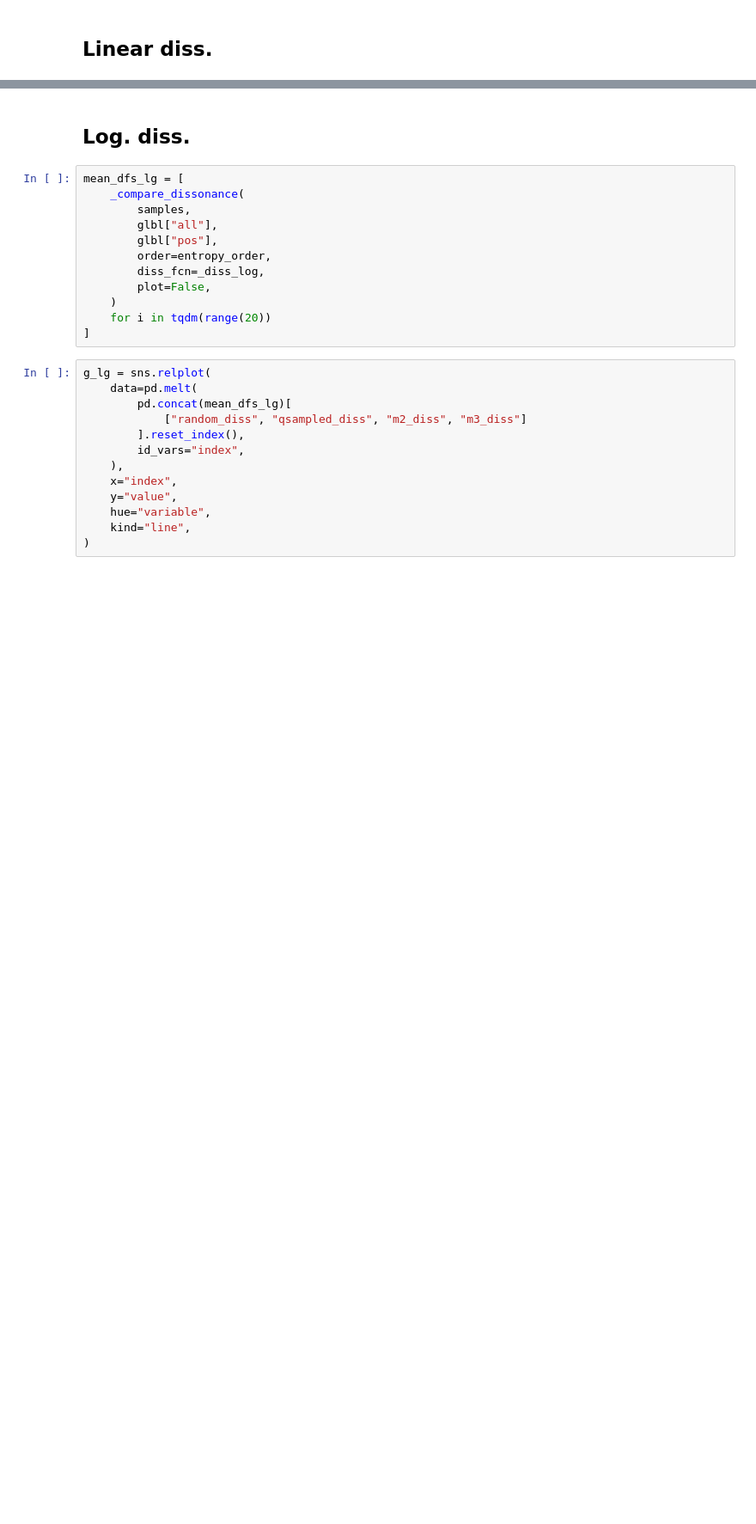
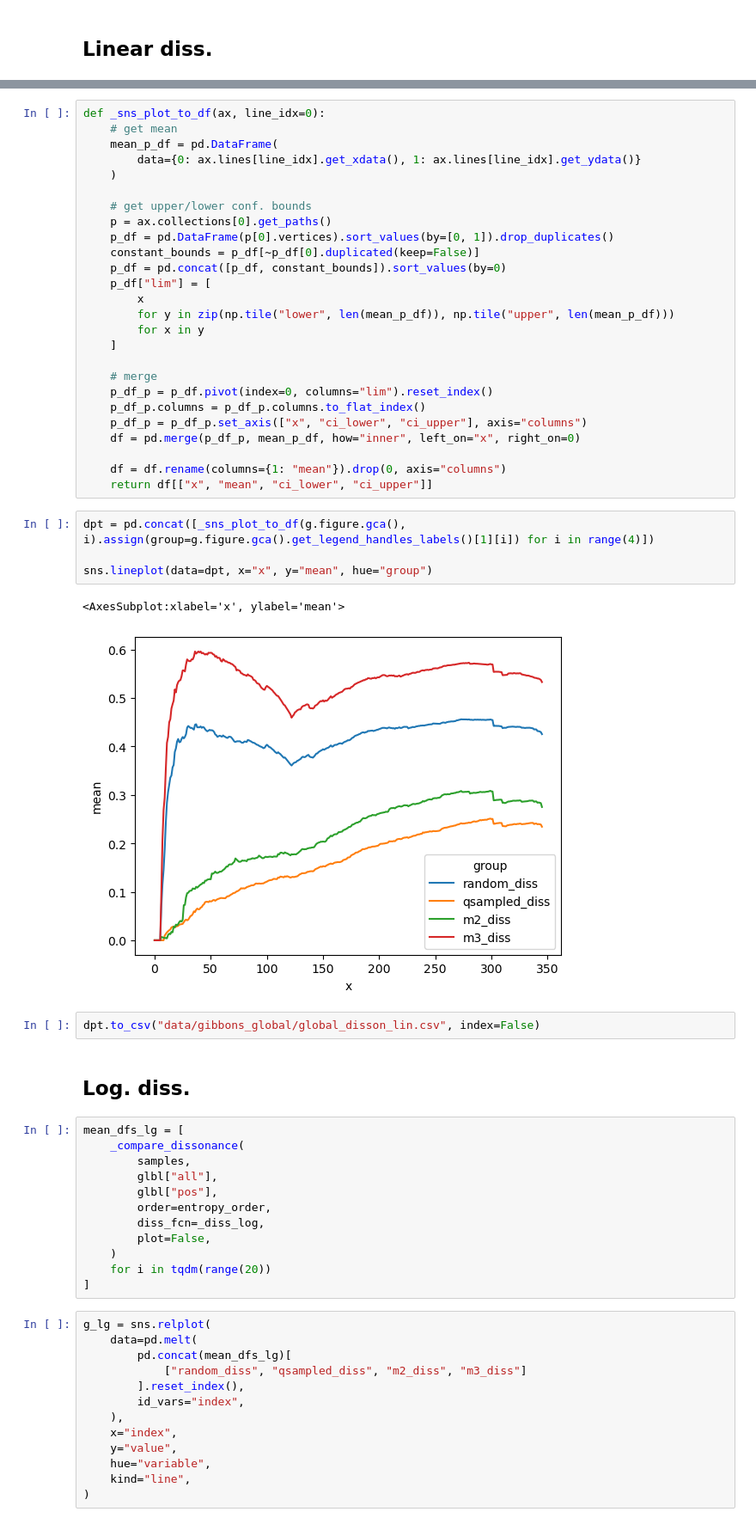
Before and after one commit to zeroknowledgediscovery/truthnet, a Jupyter notebook: notebooks/global-data.ipynb, the cells around one changed output, grey strips where cells are left out. Shown at 86% size. Cells and saved outputs as stored; diff of their text form; blank space fills up the shorter version.

```diff
--- a/notebooks/global-data.ipynb
+++ b/notebooks/global-data.ipynb
@@ -726,3 +726,38 @@ g = sns.relplot(
+# %%
+def _sns_plot_to_df(ax, line_idx=0):
+    # get mean
+    mean_p_df = pd.DataFrame(
+        data={0: ax.lines[line_idx].get_xdata(), 1: ax.lines[line_idx].get_ydata()}
+    )
+
+    # get upper/lower conf. bounds
+    p = ax.collections[0].get_paths()
+    p_df = pd.DataFrame(p[0].vertices).sort_values(by=[0, 1]).drop_duplicates()
+    constant_bounds = p_df[~p_df[0].duplicated(keep=False)]
+    p_df = pd.concat([p_df, constant_bounds]).sort_values(by=0)
+    p_df["lim"] = [
+        x
+        for y in zip(np.tile("lower", len(mean_p_df)), np.tile("upper", len(mean_p_df)))
+        for x in y
+    ]
+
+    # merge
+    p_df_p = p_df.pivot(index=0, columns="lim").reset_index()
+    p_df_p.columns = p_df_p.columns.to_flat_index()
+    p_df_p = p_df_p.set_axis(["x", "ci_lower", "ci_upper"], axis="columns")
+    df = pd.merge(p_df_p, mean_p_df, how="inner", left_on="x", right_on=0)
+
+    df = df.rename(columns={1: "mean"}).drop(0, axis="columns")
+    return df[["x", "mean", "ci_lower", "ci_upper"]]
+# %%
+dpt = pd.concat([_sns_plot_to_df(g.figure.gca(), i).assign(group=g.figure.gca().get_legend_handles_labels()[1][i]) for i in range(4)])
+
+sns.lineplot(data=dpt, x="x", y="mean", hue="group")
+# %% [output]
+<AxesSubplot:xlabel='x', ylabel='mean'>
+[figure, added]
+# %%
+dpt.to_csv("data/gibbons_global/global_disson_lin.csv", index=False)
 # %% [markdown]
 ## Log. diss.
 # %%
```
Also changed, not shown: parts of 7 cells of this notebook, 7 other files.
